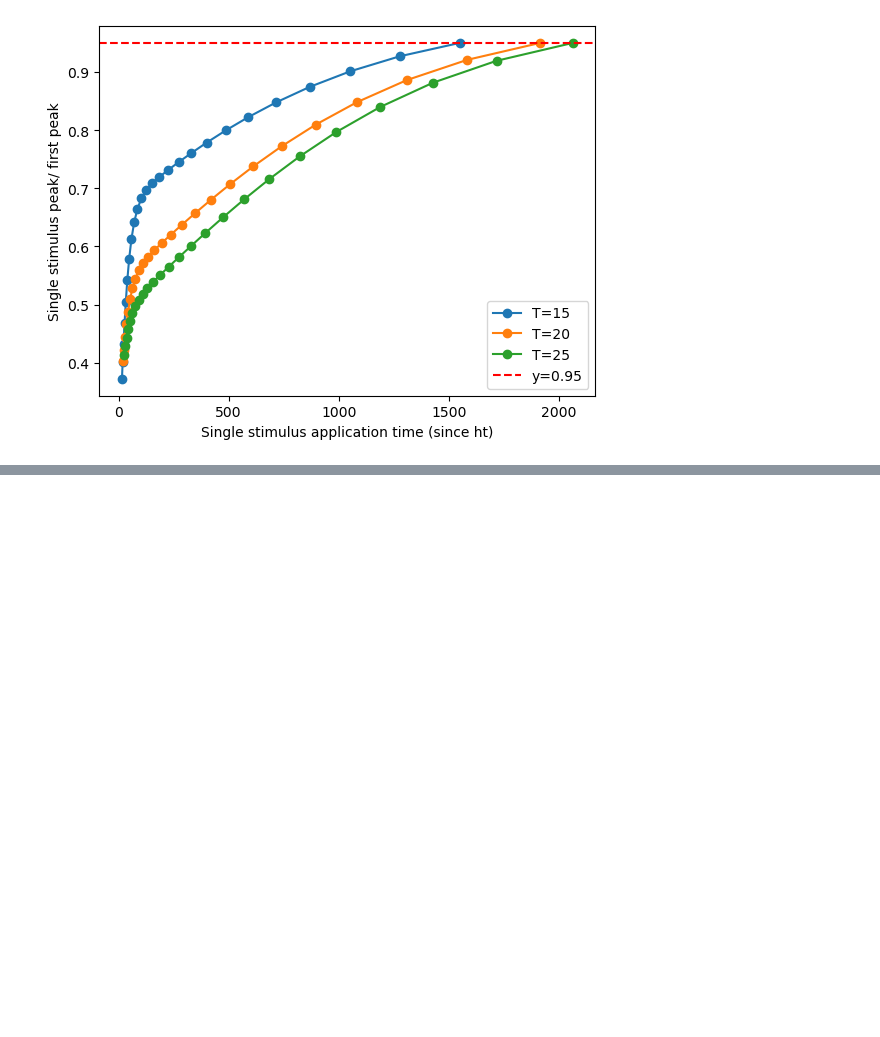
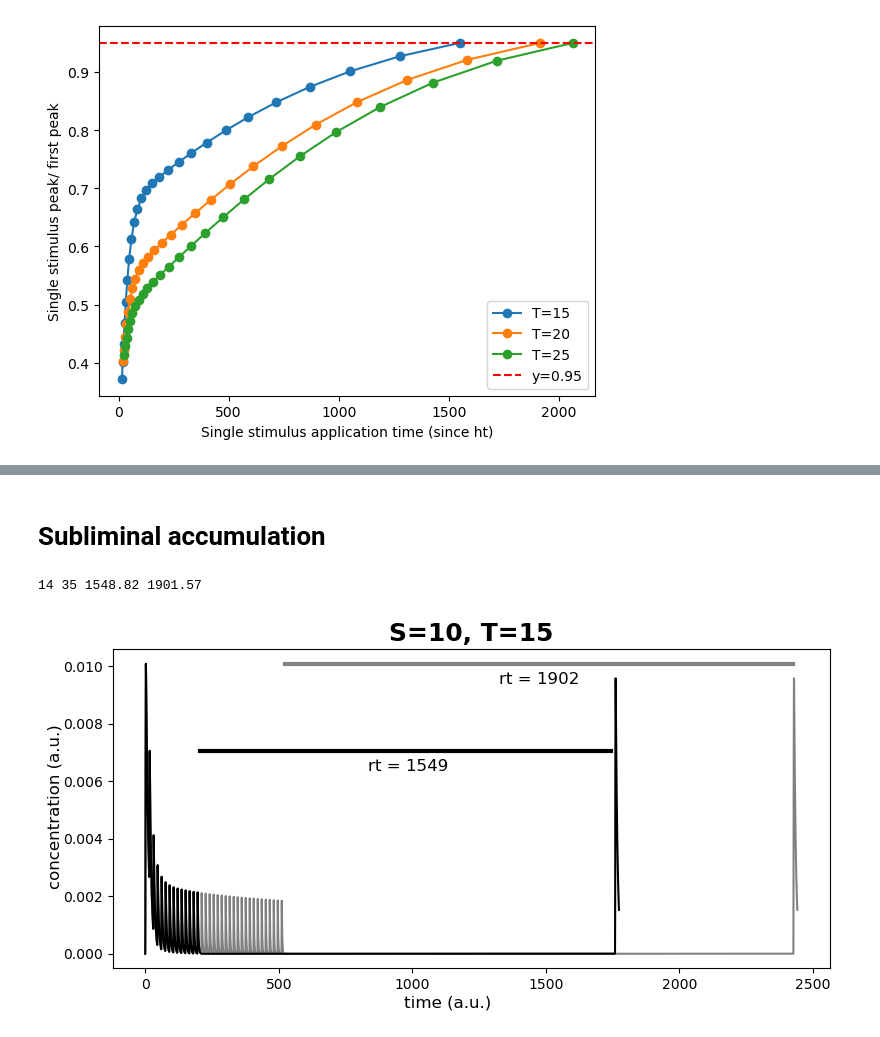
Before and after one commit to theobiolab/habituation, a Jupyter notebook: feedforward_concatenated.ipynb, the cells around one changed output, grey strips where cells are left out. Cells and saved outputs as stored; diff of their text form; code cells hidden in the pictures; blank space fills up the shorter version.

```diff
--- a/feedforward_concatenated.ipynb
+++ b/feedforward_concatenated.ipynb
@@ -235,0 +314,77 @@ plt.show()
+# %% [markdown]
+# Subliminal accumulation
+# %%
+### integrate system, compute rt
+# integrate with low ht threshold
+T=15
+S=10
+X0 = [0,0,0,0,0,0] #initial steady-state
+mys = system.System(f,p0, X0,output_var_idx=-1,steps_per_time=100,hmax=0)
+
+ht_high_threshold,rt_high_threshold=mys.compute(T=T,Ton=Ton,Amin=Amin,Amax=S,ht_threshold=0.01,recovery_threshold=0.95)
+data_high=mys.computational_data
+htstp1=data_high["habituation_time_step"]
+
+ht_low_threshold,rt_low_threshold=mys.compute(T=T,Ton=Ton,Amin=Amin,Amax=S,ht_threshold=0.005,recovery_threshold=0.95)
+data_low=mys.computational_data
+htstp2=data_low["habituation_time_step"]
+
+recovery_trajectory_high_threshold = data_high['recovery_trajectory']
+differences=[]
+ppeaks=[]
+rt_target=rt_high_threshold-mys.step_size
+for key in data_high['perturbational_trajectory'].keys():
+    differences.append(np.abs(key-rt_target))
+    ppeaks.append(data_high["perturbational_trajectory"][key])
+recovery_peak_high_threshold = ppeaks[np.argmin(differences)] #avoid rounding issues
+
+recovery_trajectory_low_threshold = data_low['recovery_trajectory']
+rt_target=rt_low_threshold-mys.step_size
+differences=[]
+ppeaks=[]
+for key in data_low['perturbational_trajectory'].keys():
+    differences.append(np.abs(key-rt_target))
+    ppeaks.append(data_low["perturbational_trajectory"][key])
+
+recovery_peak_low_threshold = ppeaks[np.argmin(differences)] #avoid rounding issues
+
+print(ht_high_threshold, ht_low_threshold, rt_high_threshold, rt_low_threshold)
+# %% [output]
+14 35 1548.82 1901.57
+# %%
+### plot
+# concatenate data for plot
+x_high_threshold = np.concatenate([data_high["trajectory"][:,mys.output_variable][:htstp1],
+                     recovery_trajectory_high_threshold[:int(rt_high_threshold*mys.steps_per_time),mys.output_variable],
+                     recovery_peak_high_threshold[:,mys.output_variable]])
+x_low_threshold = np.concatenate([data_low["trajectory"][:,mys.output_variable][:htstp2],
+                     recovery_trajectory_high_threshold[:int(rt_low_threshold*mys.steps_per_time),mys.output_variable],
+                     recovery_peak_low_threshold[:,mys.output_variable]])
+t_high_threshold = np.arange(0,len(x_high_threshold))/mys.steps_per_time
+t_low_threshold = np.arange(0,len(x_low_threshold))/mys.steps_per_time
+max_peak = max(data["peaks_level"])
+
+
+fig, axes = plt.subplots(nrows=1, ncols=1, sharex=True, figsize=(8, 4))
+ax = axes
+ax.plot(t_low_threshold, x_low_threshold, color='grey')
+ax.plot([ht_low_threshold*T, ht_low_threshold*T+rt_low_threshold], [max_peak, max_peak],
+        color='grey', lw=3)
+ax.text(ht_low_threshold*T+0.5*rt_low_threshold, 0.93*max_peak,
+        'rt = '+str(round(rt_low_threshold)), ha='center', fontsize=12)
+
+ax.plot(t_high_threshold, x_high_threshold, color='black')
+ax.plot([ht_high_threshold*T-5, ht_high_threshold*T+rt_high_threshold-15], [0.7*max_peak, 0.7*max_peak],
+        color='black', lw=3) # -5 arbiträr!!!
+ax.text(ht_high_threshold*T+0.5*rt_high_threshold, 0.63*max_peak,
+        'rt = '+str(round(rt_high_threshold)), ha='center', fontsize=12)
+
+fig.text(0.5, -0, 'time (a.u.)', ha='center', fontsize=12)
+fig.text(0.0, 0.5, 'concentration (a.u.)', va='center', rotation='vertical', fontsize=12)
+plt.title("S=" + str(S) + ", T=" + str(T),  fontweight="bold", fontsize=18)
+#sns.despine()
+plt.tight_layout()
+#plt.savefig(DATA+'22_06_22_7/figures/thesis_0/subliminal_overlay.pdf')
+plt.show()
+# %% [output]
+[figure, added]
```
Also changed, not shown: parts of 16 cells of this notebook, 31 other files.
